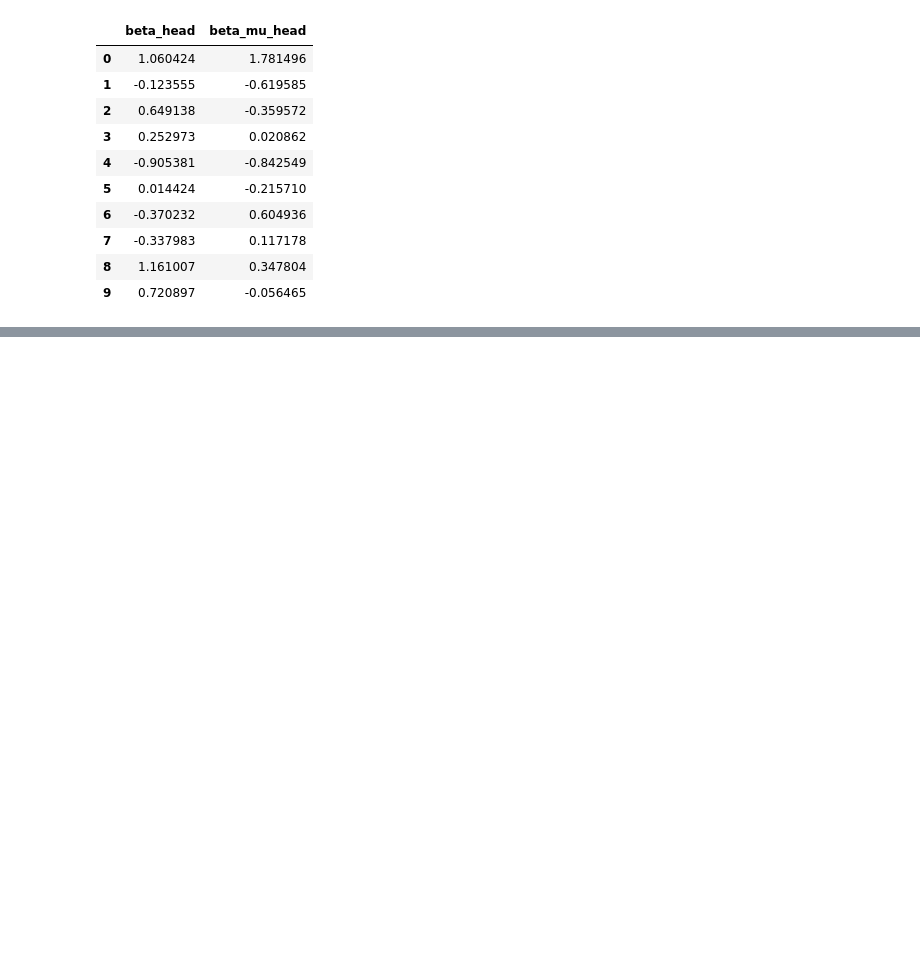
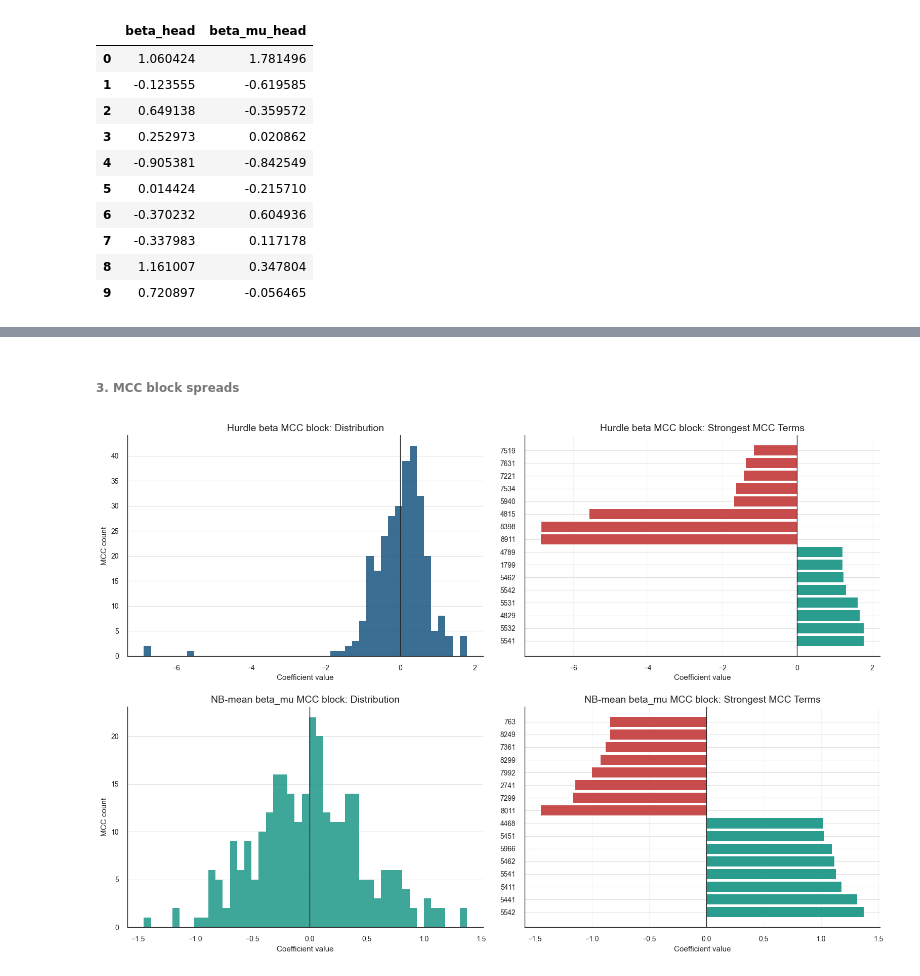
Before and after one commit to EsosaOrumwese/fraud-detection-system, a Jupyter notebook: analysis/dev_full_offline_investigation/00_investigation/notebooks/00_understanding_governed_data_world_p1.ipynb, the cells around one changed output, grey strips where cells are left out. Saved outputs shown, nothing was run; the diff lists cells and outputs as text; code cells hidden in the pictures; blank space fills up the shorter version.

```diff
--- a/analysis/dev_full_offline_investigation/00_investigation/notebooks/00_understanding_governed_data_world_p1.ipynb
+++ b/analysis/dev_full_offline_investigation/00_investigation/notebooks/00_understanding_governed_data_world_p1.ipynb
@@ -2807,0 +3416,6 @@ hurdle_coefficients_path: C:\Users\LEGION\Documents\Data Science\Python & R Scri
+# %% [markdown]
+###### 3. MCC block spreads
+# %%
+plot_hurdle_coeff_mcc_block_spreads(hurdle_coeff_ctx)
+# %% [output]
+[figure, added]
```
Also changed, not shown: parts of 14 cells of this notebook.
